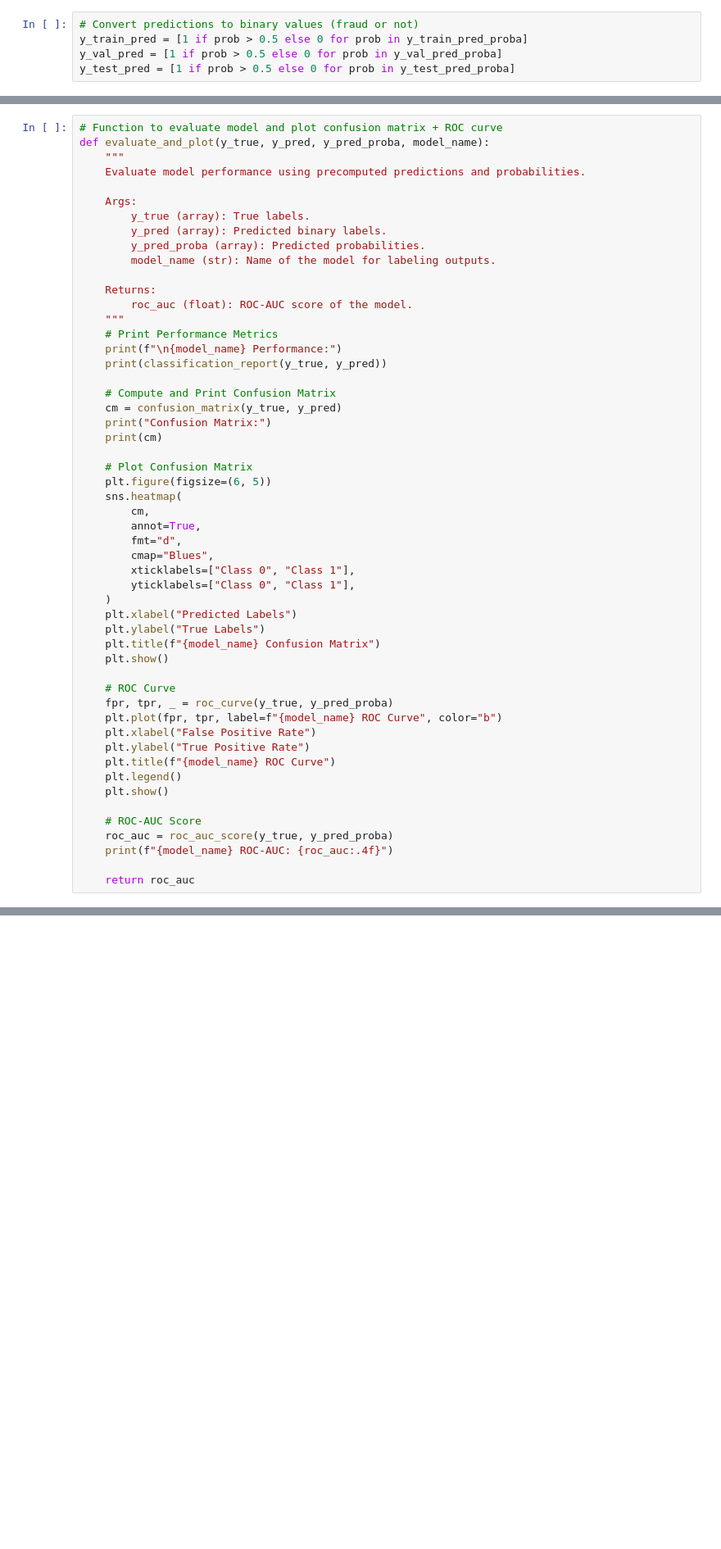
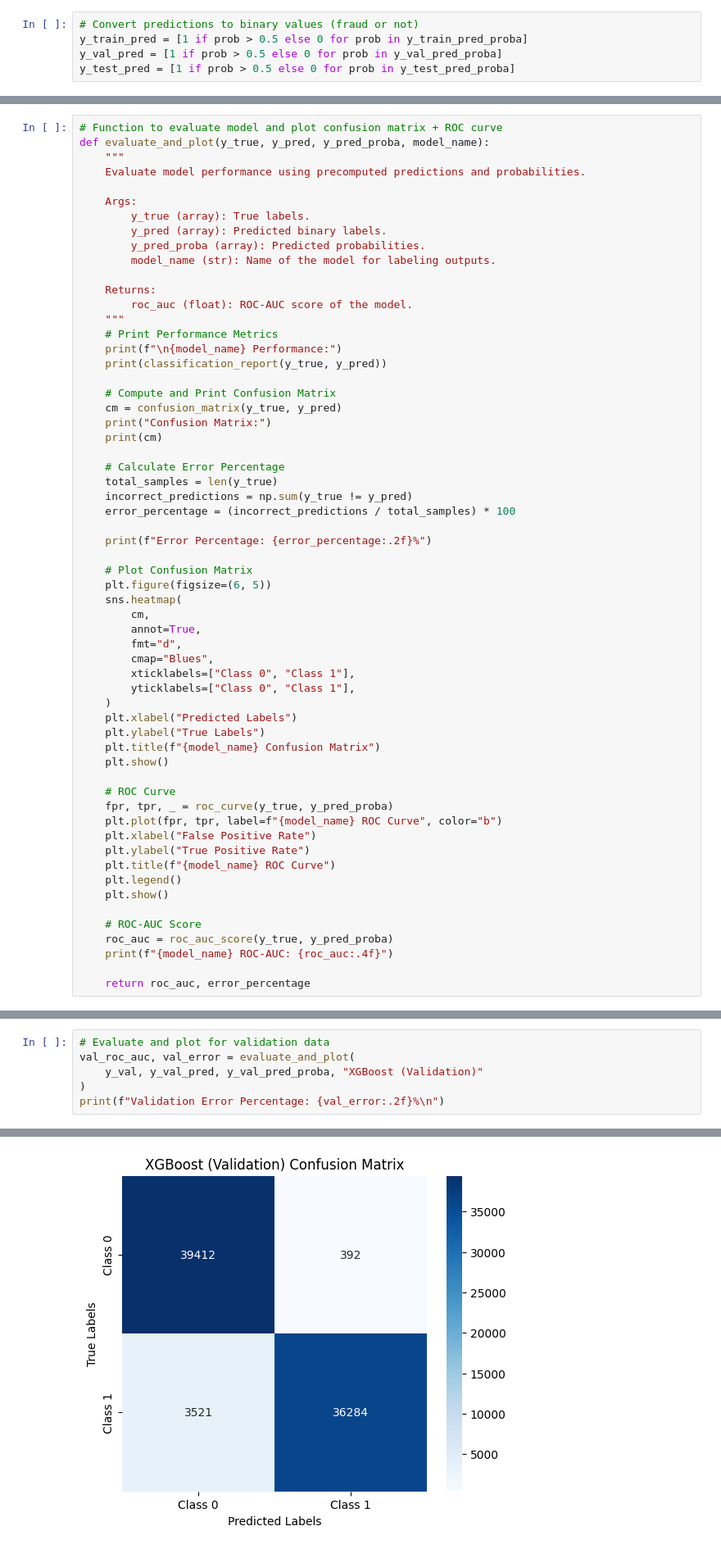
Before and after one commit to UdayKiran112/Credit-card-Fraud-Detection, a Jupyter notebook: Training Files/fraud_detect_xgboost.ipynb, the cells around one changed output, grey strips where cells are left out. Shown: that part at 82% size. Drawn from its saved outputs; the diff is of its cells as text; blank space fills up the shorter version.

```diff
--- a/Training Files/fraud_detect_xgboost.ipynb
+++ b/Training Files/fraud_detect_xgboost.ipynb
@@ -361,6 +361,13 @@ def evaluate_and_plot(y_true, y_pred, y_pred_proba, model_name):
     cm = confusion_matrix(y_true, y_pred)
     print("Confusion Matrix:")
     print(cm)
+
+    # Calculate Error Percentage
+    total_samples = len(y_true)
+    incorrect_predictions = np.sum(y_true != y_pred)
+    error_percentage = (incorrect_predictions / total_samples) * 100
+
+    print(f"Error Percentage: {error_percentage:.2f}%")
 
     # Plot Confusion Matrix
     plt.figure(figsize=(6, 5))
@@ -390,6 +397,6 @@ def evaluate_and_plot(y_true, y_pred, y_pred_proba, model_name):
     roc_auc = roc_auc_score(y_true, y_pred_proba)
     print(f"{model_name} ROC-AUC: {roc_auc:.4f}")
 
-    return roc_auc
+    return roc_auc, error_percentage
 # %%
 # Evaluate and plot for train data
@@ -415,0 +426,7 @@ XGBoost (Train) ROC-AUC: 0.9914
+# %%
+# Evaluate and plot for validation data
+val_roc_auc, val_error = evaluate_and_plot(
+    y_val, y_val_pred, y_val_pred_proba, "XGBoost (Validation)"
+)
+print(f"Validation Error Percentage: {val_error:.2f}%\n")
+# %% [output]
@@ -415,0 +447 @@ XGBoost (Train) ROC-AUC: 0.9914
+[figure, added]
```
Also changed, not shown: parts of 9 cells of this notebook, 2 other files.
